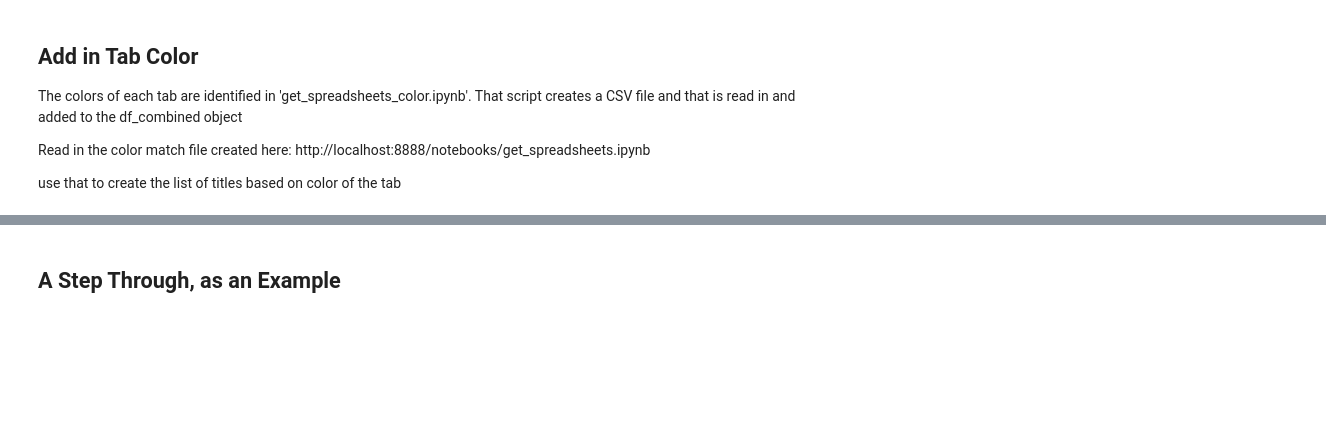
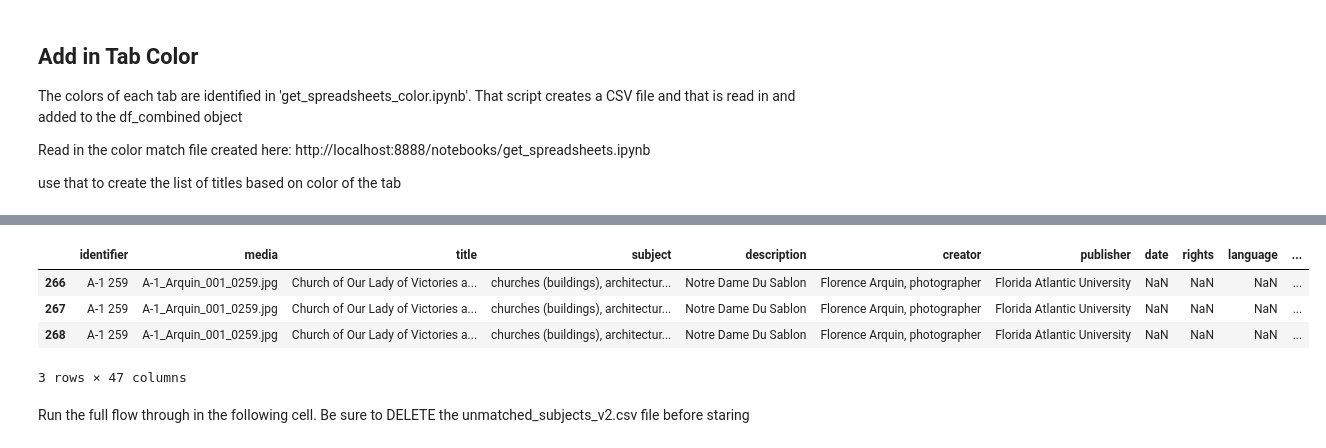
Before and after one commit to EthanDF/arquin, a Jupyter notebook: arquin_metadata_v2.ipynb, the cells around one changed output, grey strips where cells are left out. Saved outputs shown, nothing was run; the diff lists cells and outputs as text; code cells hidden in the pictures; blank space fills up the shorter version.

```diff
--- a/arquin_metadata_v2.ipynb
+++ b/arquin_metadata_v2.ipynb
@@ -416,2 +277,10 @@ display(unmatched_concepts_by_color.sort_values('media', ascending=False))
-# %% [markdown]
-## A Step Through, as an Example
+# %%
+df[df['identifier'] == 'A-1 259']
+# %% [output]
+|  | identifier | media | title | subject | description | creator | publisher | date | rights | language | ... |
+| 266 | A-1 259 | A-1_Arquin_001_0259.jpg | Church of Our Lady of Victories a... | churches (buildings), architectur... | Notre Dame Du Sablon | Florence Arquin, photographer | Florida Atlantic University | NaN | NaN | NaN | ... |
+| 267 | A-1 259 | A-1_Arquin_001_0259.jpg | Church of Our Lady of Victories a... | churches (buildings), architectur... | Notre Dame Du Sablon | Florence Arquin, photographer | Florida Atlantic University | NaN | NaN | NaN | ... |
+| 268 | A-1 259 | A-1_Arquin_001_0259.jpg | Church of Our Lady of Victories a... | churches (buildings), architectur... | Notre Dame Du Sablon | Florence Arquin, photographer | Florida Atlantic University | NaN | NaN | NaN | ... |
+3 rows × 47 columns
+# %% [markdown]
+Run the full flow through in the following cell. Be sure to DELETE the unmatched_subjects_v2.csv file before staring
```
Also changed, not shown: parts of 33 cells of this notebook.
